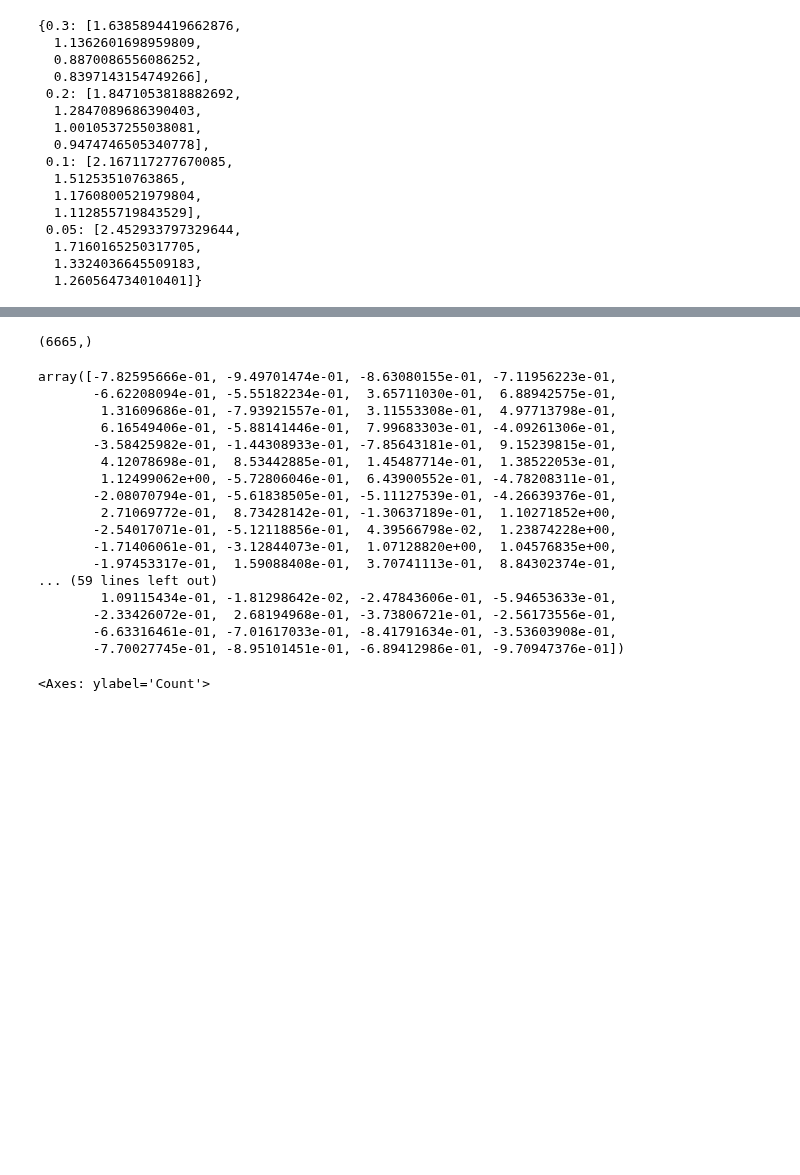
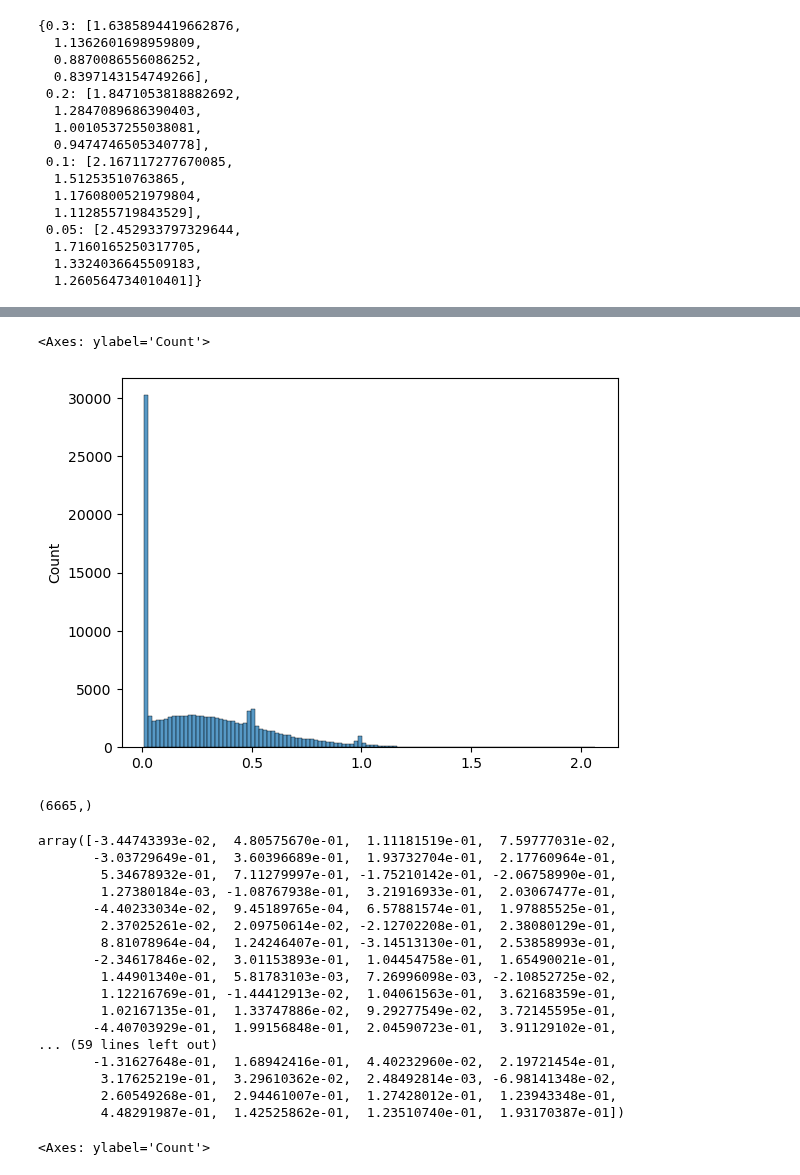
Before and after one commit to justinpayan/RAU2, a Jupyter notebook: notebooks/AAMAS Bids.ipynb, the cells around one changed output, grey strips where cells are left out. Saved outputs shown, nothing was run; the diff lists cells and outputs as text; code cells hidden in the pictures; blank space fills up the shorter version.

```diff
--- a/notebooks/AAMAS Bids.ipynb
+++ b/notebooks/AAMAS Bids.ipynb
@@ -287 +288,3 @@ for item_idx in tqdm(range(ratings.shape[1])):
+# %%
+mu_clip = np.clip(mu_matrix, 0.01, np.inf)
 # %%
@@ -289,28 +292,33 @@ np.save(os.path.join(data_dir, "mu_matrix_%d.npy" % dset_idx), mu_matrix)
 np.save(os.path.join(data_dir, "zeta_matrix_%d.npy" % dset_idx), zeta_matrix)
+# %%
+sns.histplot(mu_clip.flatten())
+# %% [output]
+<Axes: ylabel='Count'>
+[figure, added]
 # %%
 ratings[np.where(ratings > .5)].shape
 # %% [output]
 (6665,)
 # %%
-mu_matrix[np.where(ratings == 1)][:300]
+mu_matrix[np.where(ratings == 0)][:300]
 # %% [output]
-array([-7.82595666e-01, -9.49701474e-01, -8.63080155e-01, -7.11956223e-01,
-       -6.62208094e-01, -5.55182234e-01,  3.65711030e-01,  6.88942575e-01,
-        1.31609686e-01, -7.93921557e-01,  3.11553308e-01,  4.97713798e-01,
-        6.16549406e-01, -5.88141446e-01,  7.99683303e-01, -4.09261306e-01,
-       -3.58425982e-01, -1.44308933e-01, -7.85643181e-01,  9.15239815e-01,
-        4.12078698e-01,  8.53442885e-01,  1.45487714e-01,  1.38522053e-01,
-        1.12499062e+00, -5.72806046e-01,  6.43900552e-01, -4.78208311e-01,
-       -2.08070794e-01, -5.61838505e-01, -5.11127539e-01, -4.26639376e-01,
-        2.71069772e-01,  8.73428142e-01, -1.30637189e-01,  1.10271852e+00,
-       -2.54017071e-01, -5.12118856e-01,  4.39566798e-02,  1.23874228e+00,
-       -1.71406061e-01, -3.12844073e-01,  1.07128820e+00,  1.04576835e+00,
-       -1.97453317e-01,  1.59088408e-01,  3.70741113e-01,  8.84302374e-01,
+array([-3.44743393e-02,  4.80575670e-01,  1.11181519e-01,  7.59777031e-02,
+       -3.03729649e-01,  3.60396689e-01,  1.93732704e-01,  2.17760964e-01,
+        5.34678932e-01,  7.11279997e-01, -1.75210142e-01, -2.06758990e-01,
+        1.27380184e-03, -1.08767938e-01,  3.21916933e-01,  2.03067477e-01,
+       -4.40233034e-02,  9.45189765e-04,  6.57881574e-01,  1.97885525e-01,
+        2.37025261e-02,  2.09750614e-02, -2.12702208e-01,  2.38080129e-01,
+        8.81078964e-04,  1.24246407e-01, -3.14513130e-01,  2.53858993e-01,
+       -2.34617846e-02,  3.01153893e-01,  1.04454758e-01,  1.65490021e-01,
+        1.44901340e-01,  5.81783103e-03,  7.26996098e-03, -2.10852725e-02,
+        1.12216769e-01, -1.44412913e-02,  1.04061563e-01,  3.62168359e-01,
+        1.02167135e-01,  1.33747886e-02,  9.29277549e-02,  3.72145595e-01,
+       -4.40703929e-01,  1.99156848e-01,  2.04590723e-01,  3.91129102e-01,
 ... (59 lines left out)
-        1.09115434e-01, -1.81298642e-02, -2.47843606e-01, -5.94653633e-01,
-       -2.33426072e-01,  2.68194968e-01, -3.73806721e-01, -2.56173556e-01,
-       -6.63316461e-01, -7.01617033e-01, -8.41791634e-01, -3.53603908e-01,
-       -7.70027745e-01, -8.95101451e-01, -6.89412986e-01, -9.70947376e-01])
+       -1.31627648e-01,  1.68942416e-01,  4.40232960e-02,  2.19721454e-01,
+        3.17625219e-01,  3.29610362e-02,  2.48492814e-03, -6.98141348e-02,
+        2.60549268e-01,  2.94461007e-01,  1.27428012e-01,  1.23943348e-01,
+        4.48291987e-01,  1.42525862e-01,  1.23510740e-01,  1.93170387e-01])
 # %%
 sns.histplot(mu_matrix.flatten(), bins=100)
 # %% [output]
```
Also changed, not shown: parts of 6 cells of this notebook, 1 other file.
